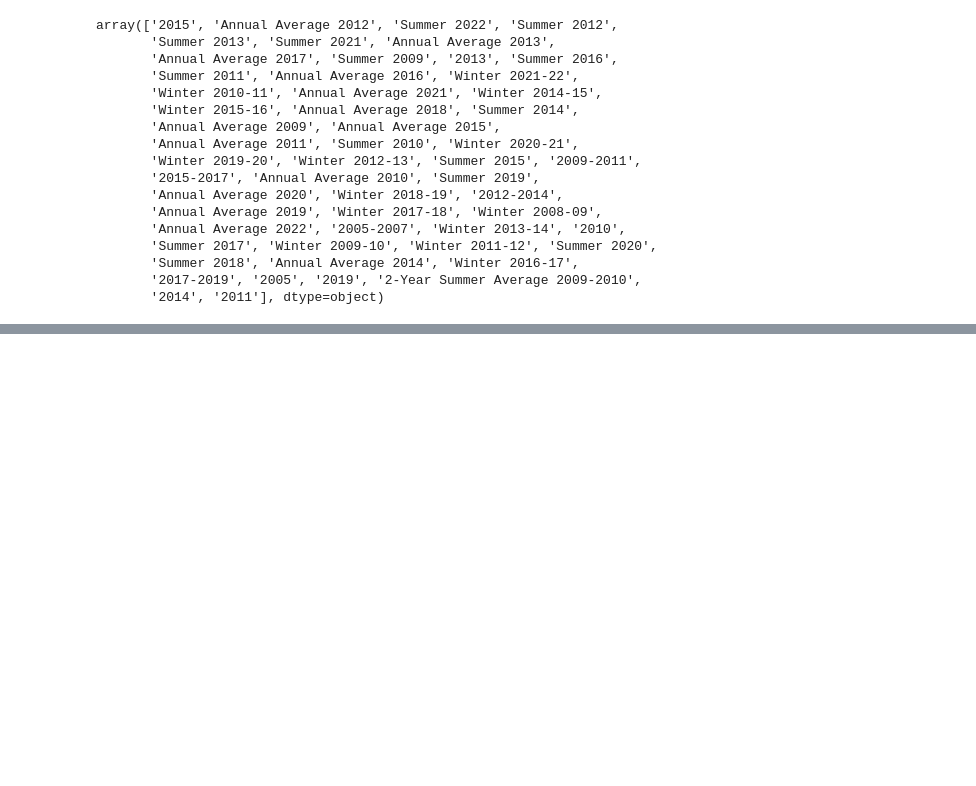
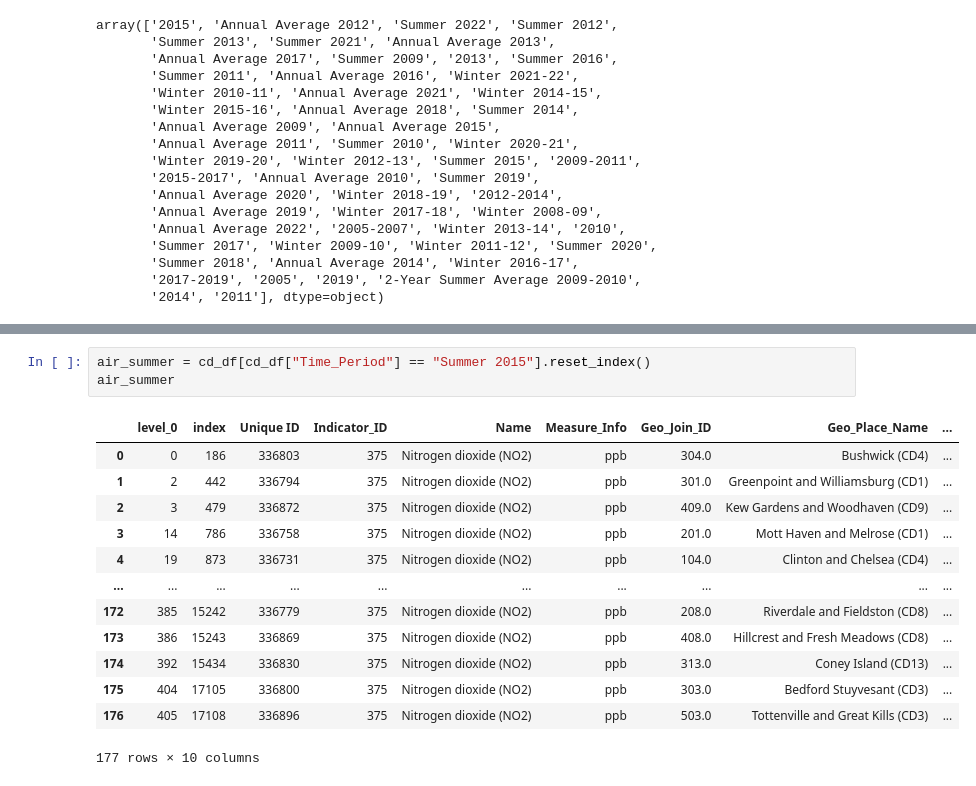
Before and after one commit to Angela-Rene/Trees_in_NYC, a Jupyter notebook: air_quality.ipynb, the cells around one changed output, grey strips where cells are left out. Saved outputs shown, nothing was run; the diff lists cells and outputs as text; blank space fills up the shorter version.

```diff
--- a/air_quality.ipynb
+++ b/air_quality.ipynb
@@ -59,0 +239,17 @@ air_df_2015
+# %%
+air_summer = cd_df[cd_df["Time_Period"] == "Summer 2015"].reset_index()
+air_summer
+# %% [output]
+|  | level_0 | index | Unique ID | Indicator_ID | Name | Measure_Info | Geo_Join_ID | Geo_Place_Name | ... |
+| 0 | 0 | 186 | 336803 | 375 | Nitrogen dioxide (NO2) | ppb | 304.0 | Bushwick (CD4) | ... |
+| 1 | 2 | 442 | 336794 | 375 | Nitrogen dioxide (NO2) | ppb | 301.0 | Greenpoint and Williamsburg (CD1) | ... |
+| 2 | 3 | 479 | 336872 | 375 | Nitrogen dioxide (NO2) | ppb | 409.0 | Kew Gardens and Woodhaven (CD9) | ... |
+| 3 | 14 | 786 | 336758 | 375 | Nitrogen dioxide (NO2) | ppb | 201.0 | Mott Haven and Melrose (CD1) | ... |
+| 4 | 19 | 873 | 336731 | 375 | Nitrogen dioxide (NO2) | ppb | 104.0 | Clinton and Chelsea (CD4) | ... |
+| ... | ... | ... | ... | ... | ... | ... | ... | ... | ... |
+| 172 | 385 | 15242 | 336779 | 375 | Nitrogen dioxide (NO2) | ppb | 208.0 | Riverdale and Fieldston (CD8) | ... |
+| 173 | 386 | 15243 | 336869 | 375 | Nitrogen dioxide (NO2) | ppb | 408.0 | Hillcrest and Fresh Meadows (CD8) | ... |
+| 174 | 392 | 15434 | 336830 | 375 | Nitrogen dioxide (NO2) | ppb | 313.0 | Coney Island (CD13) | ... |
+| 175 | 404 | 17105 | 336800 | 375 | Nitrogen dioxide (NO2) | ppb | 303.0 | Bedford Stuyvesant (CD3) | ... |
+| 176 | 405 | 17108 | 336896 | 375 | Nitrogen dioxide (NO2) | ppb | 503.0 | Tottenville and Great Kills (CD3) | ... |
+177 rows × 10 columns
```
Also changed, not shown: parts of 20 cells of this notebook, 5 other files.
